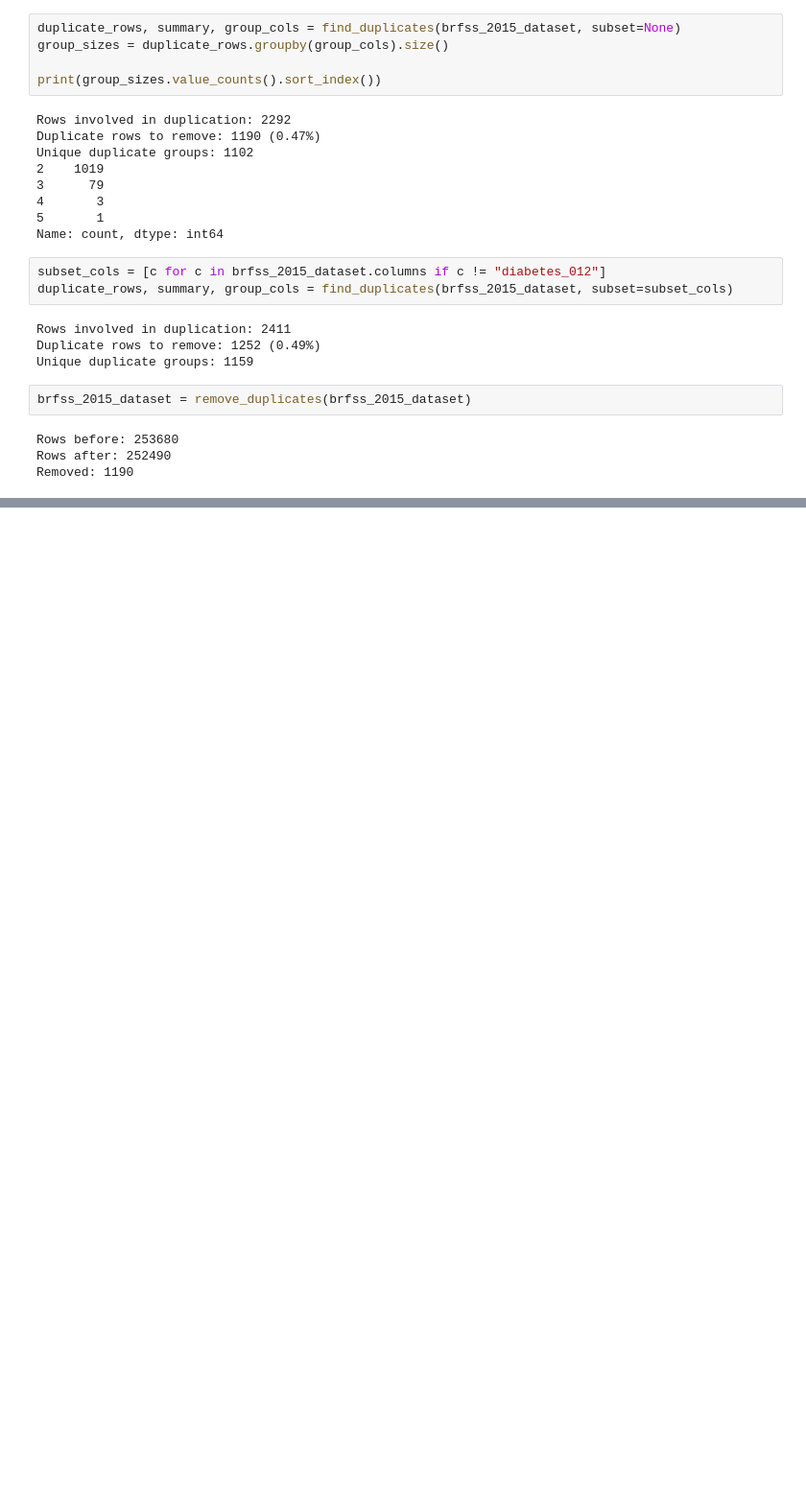
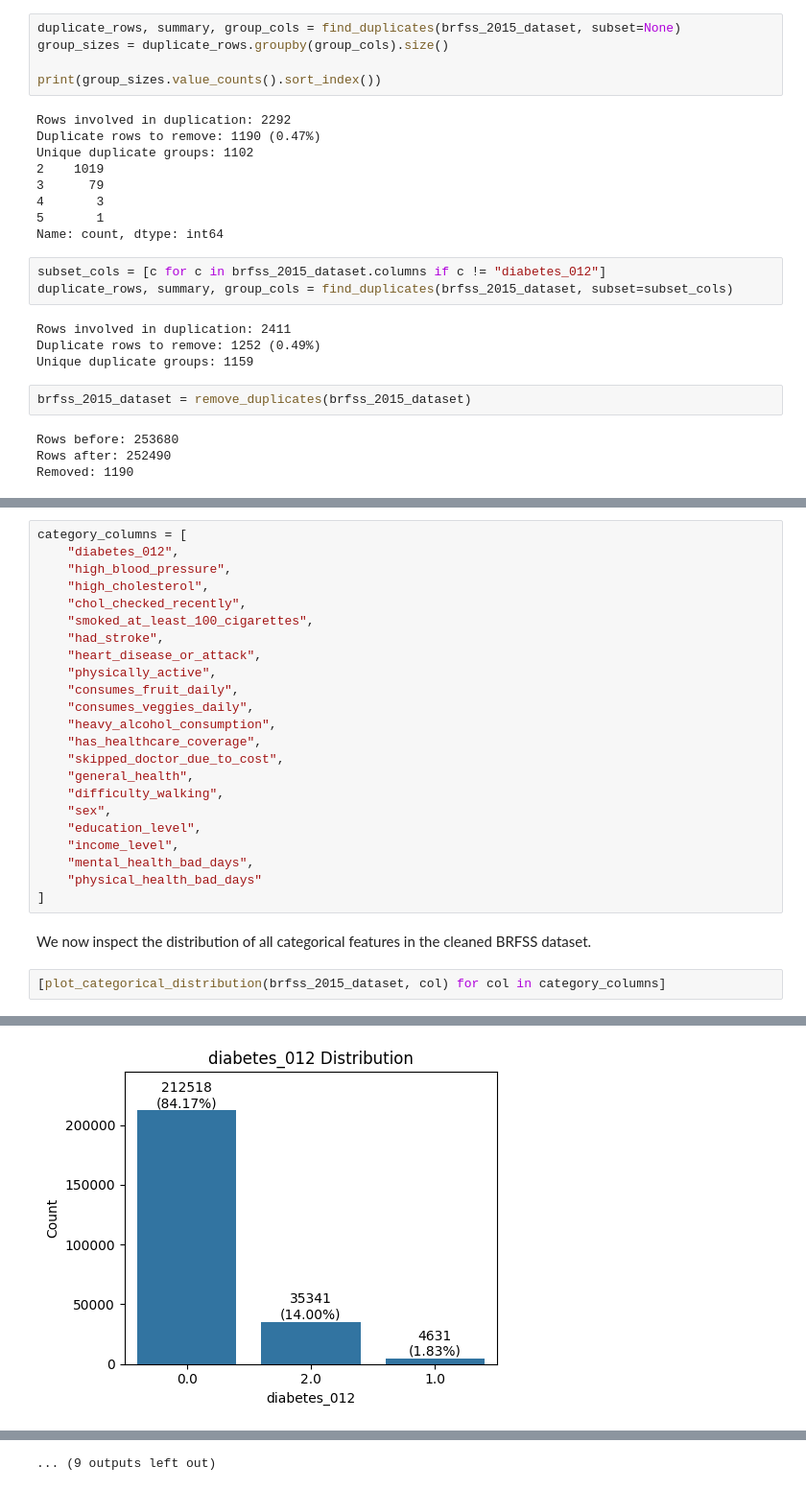
Before and after one commit to VladoDev03/diabetes-prediction, a Jupyter notebook: notebooks/EDA.ipynb, the cells around one changed output, grey strips where cells are left out. Shown at 96% size. Saved outputs shown, nothing was run; the diff lists cells and outputs as text; blank space fills up the shorter version.

```diff
--- a/notebooks/EDA.ipynb
+++ b/notebooks/EDA.ipynb
@@ -403,0 +440,28 @@ As we can see, the little changes we made to the dataset cleaning process signif
+# %%
+category_columns = [
+    "diabetes_012",
+    "high_blood_pressure",
+    "high_cholesterol",
+    "chol_checked_recently",
+    "smoked_at_least_100_cigarettes",
+    "had_stroke",
+    "heart_disease_or_attack",
+    "physically_active",
+    "consumes_fruit_daily",
+    "consumes_veggies_daily",
+    "heavy_alcohol_consumption",
+    "has_healthcare_coverage",
+    "skipped_doctor_due_to_cost",
+    "general_health",
+    "difficulty_walking",
+    "sex",
+    "education_level",
+    "income_level",
+    "mental_health_bad_days",
+    "physical_health_bad_days"
+]
+# %% [markdown]
+We now inspect the distribution of all categorical features in the cleaned BRFSS dataset.
+# %%
+[plot_categorical_distribution(brfss_2015_dataset, col) for col in category_columns]
+# %% [output]
@@ -403,0 +488 @@ As we can see, the little changes we made to the dataset cleaning process signif
+[figure, added]
@@ -403,0 +499 @@ As we can see, the little changes we made to the dataset cleaning process signif
+... (9 outputs left out)
```
Also changed, not shown: parts of 18 cells of this notebook, 5 other files.
